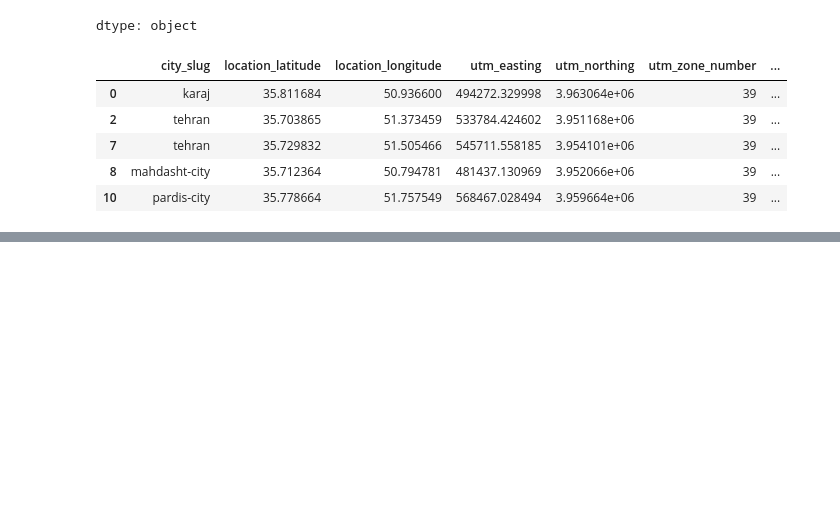
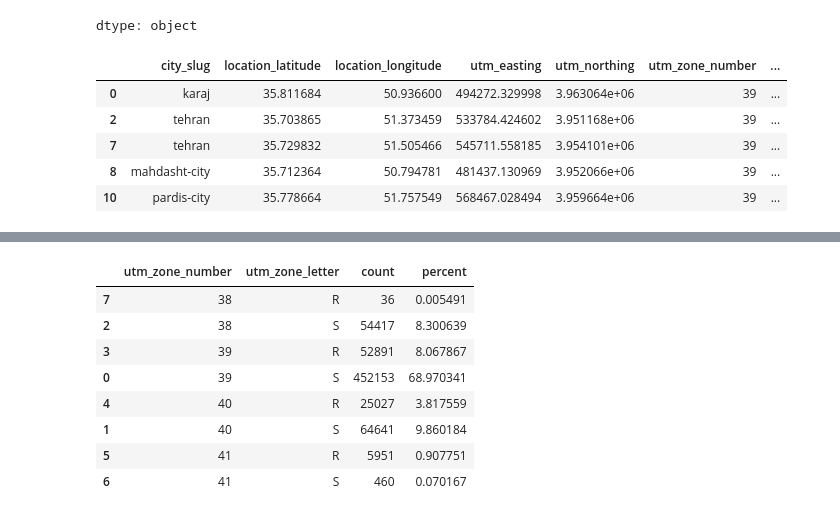
Before and after one commit to AliRaddman/divar-ml-project, a Jupyter notebook: notebooks/work/prep_geo_ali.ipynb, the cells around one changed output, grey strips where cells are left out. Drawn from its saved outputs; the diff is of its cells as text; code cells hidden in the pictures; blank space fills up the shorter version.

```diff
--- a/notebooks/work/prep_geo_ali.ipynb
+++ b/notebooks/work/prep_geo_ali.ipynb
@@ -366,0 +432,26 @@ df[utm_cols].isna().sum()
+# %%
+utm_zone_summary = (
+    df.loc[
+        df["is_valid_geo_for_analysis"],
+        ["utm_zone_number", "utm_zone_letter"]
+    ]
+    .value_counts()
+    .reset_index(name="count")
+    .sort_values(["utm_zone_number", "utm_zone_letter"])
+)
+
+utm_zone_summary["percent"] = (
+    utm_zone_summary["count"] / utm_zone_summary["count"].sum() * 100
+)
+
+utm_zone_summary
+# %% [output]
+|  | utm_zone_number | utm_zone_letter | count | percent |
+| 7 | 38 | R | 36 | 0.005491 |
+| 2 | 38 | S | 54417 | 8.300639 |
+| 3 | 39 | R | 52891 | 8.067867 |
+| 0 | 39 | S | 452153 | 68.970341 |
+| 4 | 40 | R | 25027 | 3.817559 |
+| 1 | 40 | S | 64641 | 9.860184 |
+| 5 | 41 | R | 5951 | 0.907751 |
+| 6 | 41 | S | 460 | 0.070167 |
```
Also changed, not shown: parts of 14 cells of this notebook.
